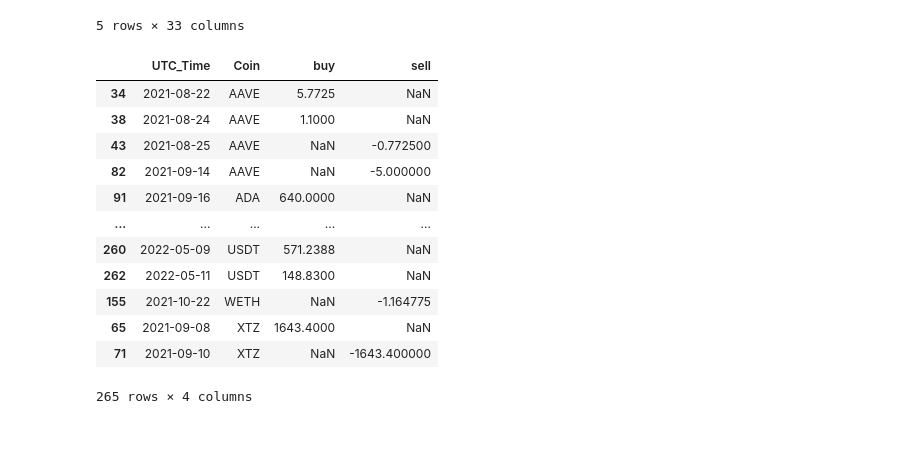
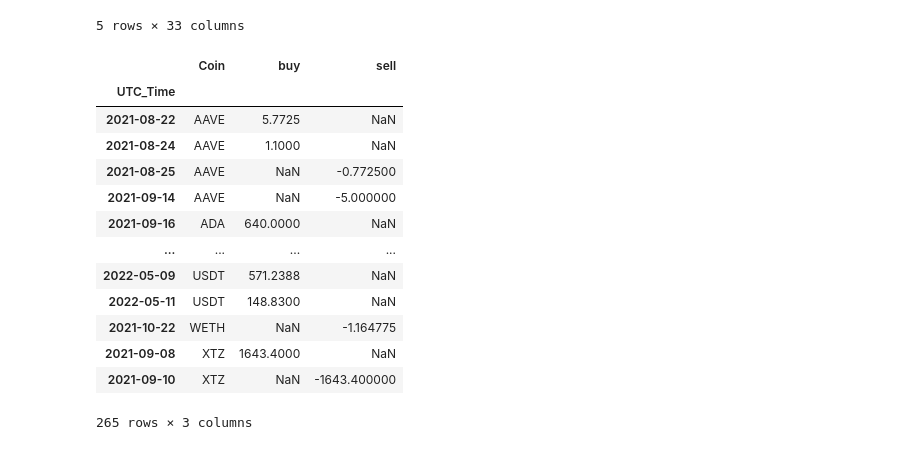
Before and after one commit to ferseguias/binance_dashboard, a Jupyter notebook: notebooks/wallet_spot.ipynb, the cells around one changed output. Drawn from its saved outputs; the diff is of its cells as text; code cells hidden in the pictures.

```diff
--- a/notebooks/wallet_spot.ipynb
+++ b/notebooks/wallet_spot.ipynb
@@ -82,28 +204,29 @@ df_hist_prices.head(5)
 # %%
 #get trade related operations
 trades = df.loc[((df['Operation'] == 'Buy')) | ((df['Operation'] == 'Sell')) | ((df['Operation'] == 'Large OTC trading')) | ((df['Operation'] == 'Small assets exchange BNB')) | ((df['Operation'] == 'Transaction Related'))]
 #separate columns for buy and sell and cut time from datetime
 trades['buy'] = trades['Change'].apply(lambda x: x if x > 0 else np.nan)
 trades['sell'] = trades['Change'].apply(lambda x: x if x < 0 else np.nan)
 trades['UTC_Time'] = trades['UTC_Time'].apply(lambda x: x.strftime('%Y-%m-%d'))
 trades = trades[['UTC_Time', 'buy', 'sell', 'Coin']].set_index('UTC_Time').sort_values(by=['Coin', 'buy'])
 #delete duplicated dates
 trades = trades.reset_index().groupby(['UTC_Time', 'Coin']).agg({'buy': 'sum', 'sell': 'sum'}).reset_index().sort_values(by=['Coin', 'UTC_Time'])
 trades = trades.replace(0,np.nan)
 trades['UTC_Time'] = pd.to_datetime(trades['UTC_Time'])
-#trades.set_index('UTC_Time', inplace=True)
+trades.set_index('UTC_Time', inplace=True)
 trades
 # %% [output]
-|  | UTC_Time | Coin | buy | sell |
-| 34 | 2021-08-22 | AAVE | 5.7725 | NaN |
-| 38 | 2021-08-24 | AAVE | 1.1000 | NaN |
-| 43 | 2021-08-25 | AAVE | NaN | -0.772500 |
-| 82 | 2021-09-14 | AAVE | NaN | -5.000000 |
-| 91 | 2021-09-16 | ADA | 640.0000 | NaN |
-| ... | ... | ... | ... | ... |
-| 260 | 2022-05-09 | USDT | 571.2388 | NaN |
-| 262 | 2022-05-11 | USDT | 148.8300 | NaN |
-| 155 | 2021-10-22 | WETH | NaN | -1.164775 |
-| 65 | 2021-09-08 | XTZ | 1643.4000 | NaN |
-| 71 | 2021-09-10 | XTZ | NaN | -1643.400000 |
+|  | Coin | buy | sell |
+| UTC_Time |  |  |  |
+| 2021-08-22 | AAVE | 5.7725 | NaN |
+| 2021-08-24 | AAVE | 1.1000 | NaN |
+| 2021-08-25 | AAVE | NaN | -0.772500 |
+| 2021-09-14 | AAVE | NaN | -5.000000 |
+| 2021-09-16 | ADA | 640.0000 | NaN |
+| ... | ... | ... | ... |
+| 2022-05-09 | USDT | 571.2388 | NaN |
+| 2022-05-11 | USDT | 148.8300 | NaN |
+| 2021-10-22 | WETH | NaN | -1.164775 |
+| 2021-09-08 | XTZ | 1643.4000 | NaN |
+| 2021-09-10 | XTZ | NaN | -1643.400000 |
-265 rows × 4 columns
+265 rows × 3 columns
```
Also changed, not shown: parts of 20 cells of this notebook.
